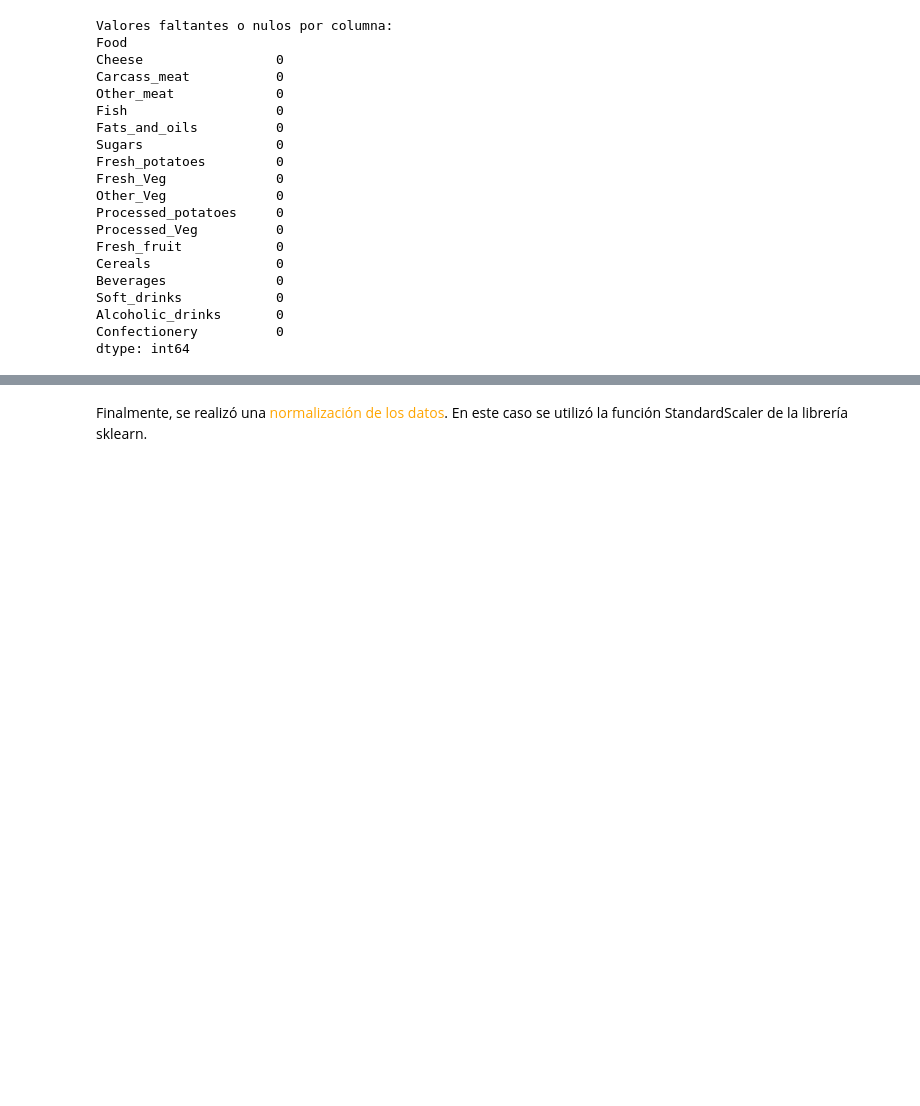
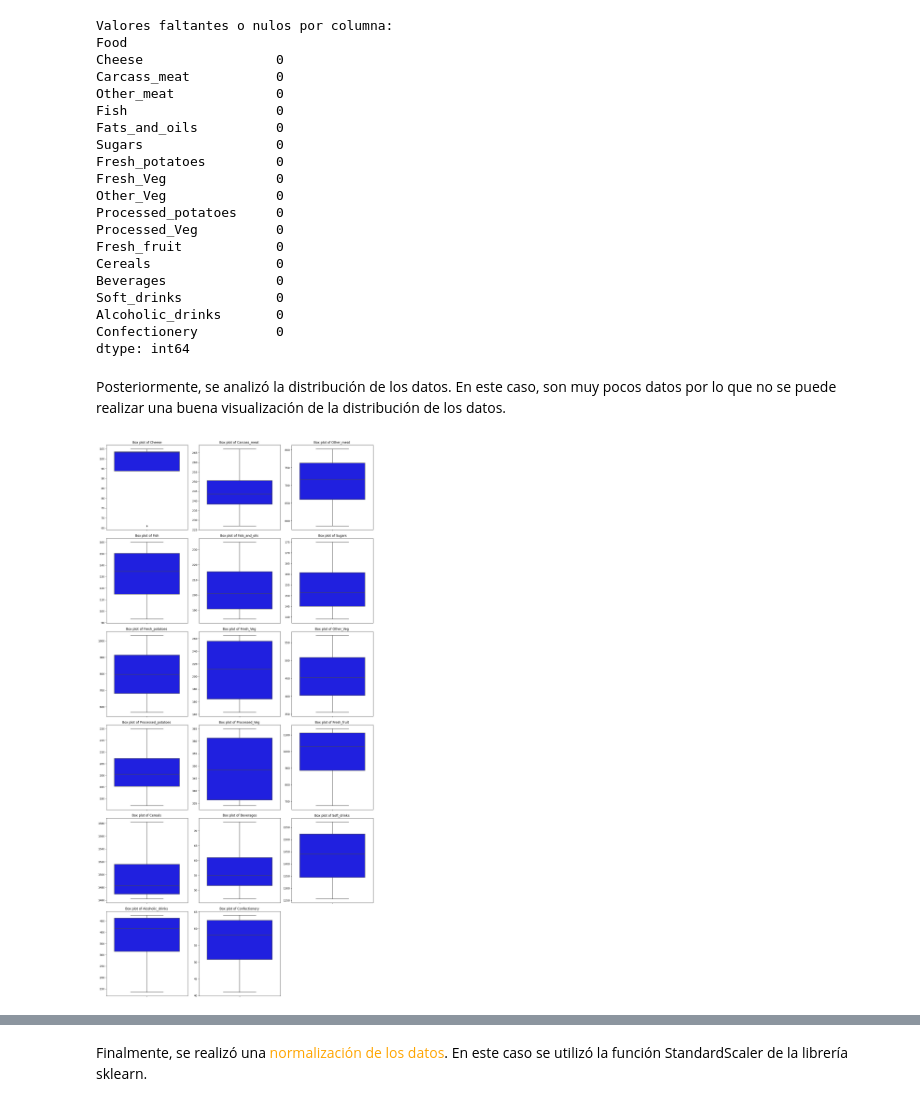
Before and after one commit to 20Candy/Lab5_DataScience, a Jupyter notebook: main.ipynb, the cells around one changed output, grey strips where cells are left out. Drawn from its saved outputs; the diff is of its cells as text; code cells hidden in the pictures; blank space fills up the shorter version.

```diff
--- a/main.ipynb
+++ b/main.ipynb
@@ -89,4 +90,26 @@ Soft_drinks            0
 Alcoholic_drinks       0
 Confectionery          0
 dtype: int64
+# %% [markdown]
+Posteriormente, se analizó la distribución de los datos. En este caso, son muy pocos datos por lo que no se puede realizar una buena visualización de la distribución de los datos.
+# %%
+color = "#0000ff"
+num_cols = 3
+num_rows = int(len(transposed_data.columns) / num_cols) + (len(transposed_data.columns) % num_cols > 0)
+
+fig, axes = plt.subplots(num_rows, num_cols, figsize=(15, 5*num_rows))
+axes = axes.ravel()
+
+for idx, col in enumerate(transposed_data.columns):
+    sns.boxplot(y=transposed_data[col], ax=axes[idx], color=color)
+    axes[idx].set_title(f"Box plot of {col}")
+    axes[idx].set_ylabel('')
+
+for j in range(idx+1, num_cols*num_rows):
+    fig.delaxes(axes[j])
+
+plt.tight_layout()
+plt.show()
+# %% [output]
+[figure, added]
 # %% [markdown]
```
Also changed, not shown: parts of 10 cells of this notebook.
